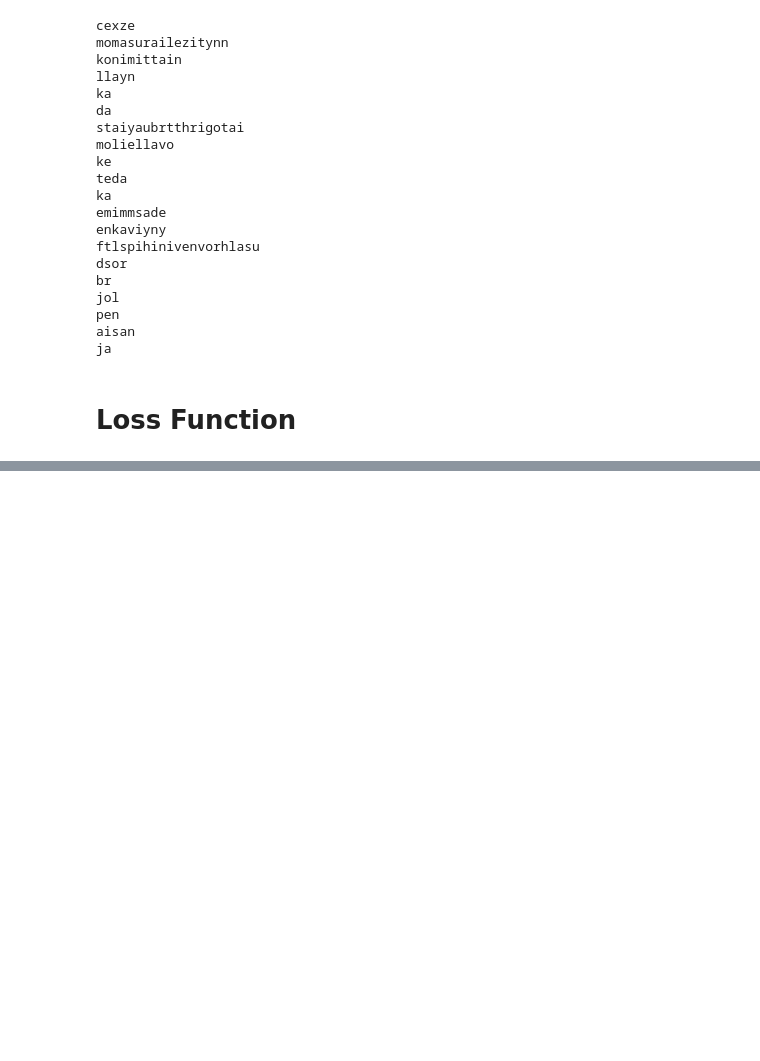
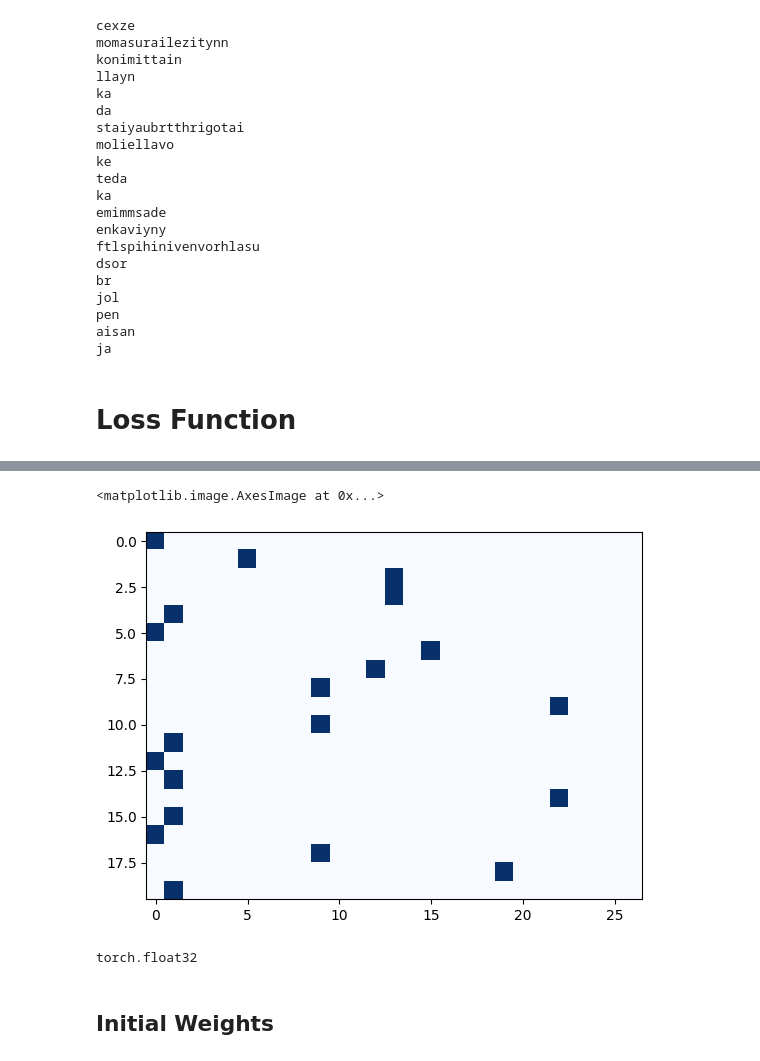
Before and after one commit to mr-brobot/makemore, a Jupyter notebook: nbs/build.ipynb, the cells around one changed output, grey strips where cells are left out. Cells and saved outputs as stored; diff of their text form; code cells hidden in the pictures; blank space fills up the shorter version.

```diff
--- a/nbs/build.ipynb
+++ b/nbs/build.ipynb
@@ -99,11 +99,10 @@ ctoi
  'y': 25,
  'z': 26}
 # %%
-# row for each letter, column for each letter (including start/stop)
+# row for each letter, column for each letter (including boundary)
 N = torch.zeros((len(alphabet), len(alphabet)), dtype=torch.int32)
 
-word_bigrams = map(bigram, words)
-bigrams = (bigram for bigrams in word_bigrams for bigram in bigrams)
+bigrams = (gram for grams in map(to_bigrams, words) for gram in grams)
 
 for x, y in bigrams:
     i = ctoi[x]
@@ -198,21 +200,20 @@ ja
 # %% [markdown]
 # Loss Function
 # %%
-word_bigrams = map(bigram, words)
-bigrams = (bigram for bigrams in word_bigrams for bigram in bigrams)
+bigrams = (gram for grams in map(to_bigrams, words) for gram in grams)
 
 n = 10
-log_likelihood = 0.0
+ln_likelihood = 0.0
 for x, y in list(bigrams)[:n]:
     i = ctoi[x]
     j = ctoi[y]
     p = P[i, j]
-    log_p = torch.log(p)
-    log_likelihood += log_p.item()
-    print(f"{x}{y}: {p:.4f} | {log_p:.4f}")
+    ln_p = torch.log(p)
+    ln_likelihood += ln_p.item()
+    print(f"{x}{y}: {p=:.4f} | {ln_p=:.4f}")
 
-avg_log_likelihood = log_likelihood / n
-avg_nll = -avg_log_likelihood
+avg_ln_likelihood = ln_likelihood / n
+avg_nll = -avg_ln_likelihood
 
-f"{avg_log_likelihood=} | {avg_nll=}"
+f"{avg_ln_likelihood=} | {avg_nll=}"
 # %% [output]
@@ -229,0 +235,11 @@ vi: 0.3545 | -1.0372
+# %%
+bigrams = (gram for grams in map(to_bigrams, words) for gram in grams)
+
+xs, ys = [], []
+
+for x, y in bigrams:
+    xs += [ctoi[x]]
+    ys += [ctoi[y]]
+
+xs = torch.tensor(xs)
+ys = torch.tensor(ys)
@@ -229,0 +248,4 @@ vi: 0.3545 | -1.0372
+# %%
+import torch.nn.functional as F
+
+xenc = F.one_hot(xs, num_classes=len(alphabet)).float()
@@ -229,0 +269,11 @@ vi: 0.3545 | -1.0372
+# %%
+plt.imshow(xenc[:20], cmap='Blues')
+# %% [output]
+<matplotlib.image.AxesImage at 0x...>
+[figure, added]
+# %%
+xenc.dtype
+# %% [output]
+torch.float32
+# %% [markdown]
+## Initial Weights
```
Also changed, not shown: parts of 18 cells of this notebook.
